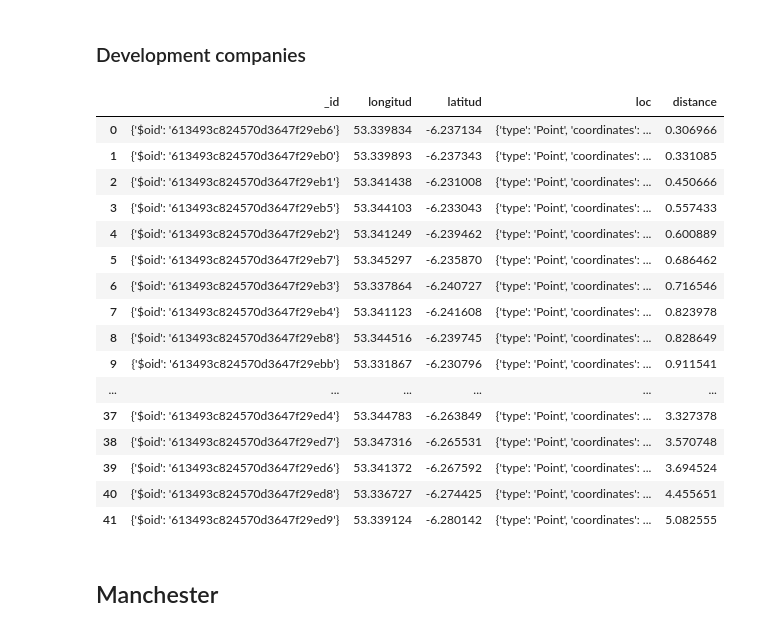
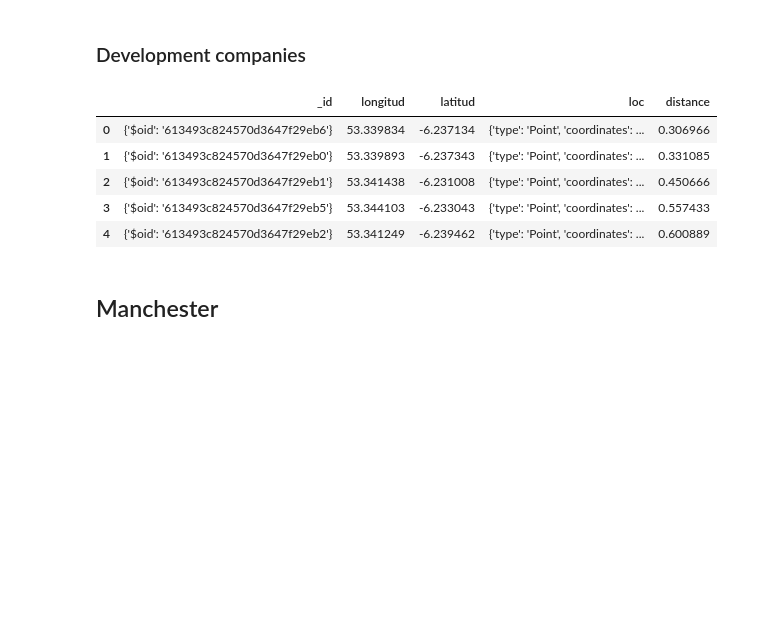
Before and after one commit to lukesmith194/Optimal-office, a Jupyter notebook: Notebooks/Geoqueries.ipynb, the cells around one changed output. Cells and saved outputs as stored; diff of their text form; code cells hidden in the pictures; blank space fills up the shorter version.

```diff
--- a/Notebooks/Geoqueries.ipynb
+++ b/Notebooks/Geoqueries.ipynb
@@ -138,25 +116,14 @@ dub_dev_response = json.loads(dumps(geoloc_dev))
 # %%
 df_dub_dev = pd.DataFrame(dub_dev_response)
 # %%
-df_dub_dev
+df_dub_dev.head()
 # %% [output]
 |  | _id | longitud | latitud | loc | distance |
 | 0 | {'$oid': '613493c824570d3647f29eb6'} | 53.339834 | -6.237134 | {'type': 'Point', 'coordinates': ... | 0.306966 |
 | 1 | {'$oid': '613493c824570d3647f29eb0'} | 53.339893 | -6.237343 | {'type': 'Point', 'coordinates': ... | 0.331085 |
 | 2 | {'$oid': '613493c824570d3647f29eb1'} | 53.341438 | -6.231008 | {'type': 'Point', 'coordinates': ... | 0.450666 |
 | 3 | {'$oid': '613493c824570d3647f29eb5'} | 53.344103 | -6.233043 | {'type': 'Point', 'coordinates': ... | 0.557433 |
 | 4 | {'$oid': '613493c824570d3647f29eb2'} | 53.341249 | -6.239462 | {'type': 'Point', 'coordinates': ... | 0.600889 |
-| 5 | {'$oid': '613493c824570d3647f29eb7'} | 53.345297 | -6.235870 | {'type': 'Point', 'coordinates': ... | 0.686462 |
-| 6 | {'$oid': '613493c824570d3647f29eb3'} | 53.337864 | -6.240727 | {'type': 'Point', 'coordinates': ... | 0.716546 |
-| 7 | {'$oid': '613493c824570d3647f29eb4'} | 53.341123 | -6.241608 | {'type': 'Point', 'coordinates': ... | 0.823978 |
-| 8 | {'$oid': '613493c824570d3647f29eb8'} | 53.344516 | -6.239745 | {'type': 'Point', 'coordinates': ... | 0.828649 |
-| 9 | {'$oid': '613493c824570d3647f29ebb'} | 53.331867 | -6.230796 | {'type': 'Point', 'coordinates': ... | 0.911541 |
-| ... | ... | ... | ... | ... | ... |
-| 37 | {'$oid': '613493c824570d3647f29ed4'} | 53.344783 | -6.263849 | {'type': 'Point', 'coordinates': ... | 3.327378 |
-| 38 | {'$oid': '613493c824570d3647f29ed7'} | 53.347316 | -6.265531 | {'type': 'Point', 'coordinates': ... | 3.570748 |
-| 39 | {'$oid': '613493c824570d3647f29ed6'} | 53.341372 | -6.267592 | {'type': 'Point', 'coordinates': ... | 3.694524 |
-| 40 | {'$oid': '613493c824570d3647f29ed8'} | 53.336727 | -6.274425 | {'type': 'Point', 'coordinates': ... | 4.455651 |
-| 41 | {'$oid': '613493c824570d3647f29ed9'} | 53.339124 | -6.280142 | {'type': 'Point', 'coordinates': ... | 5.082555 |
 # %% [markdown]
 ## Manchester
 # %%
```
Also changed, not shown: parts of 11 cells of this notebook, 4 other files.
